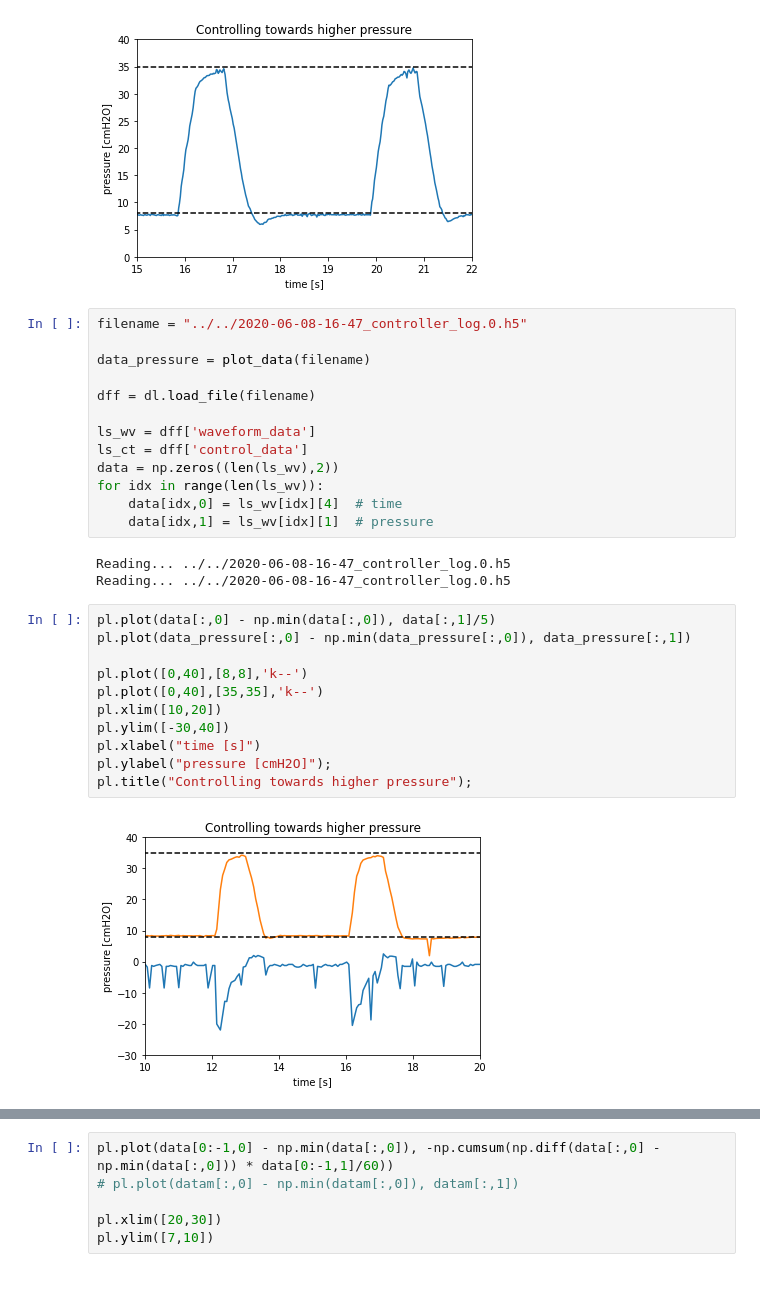
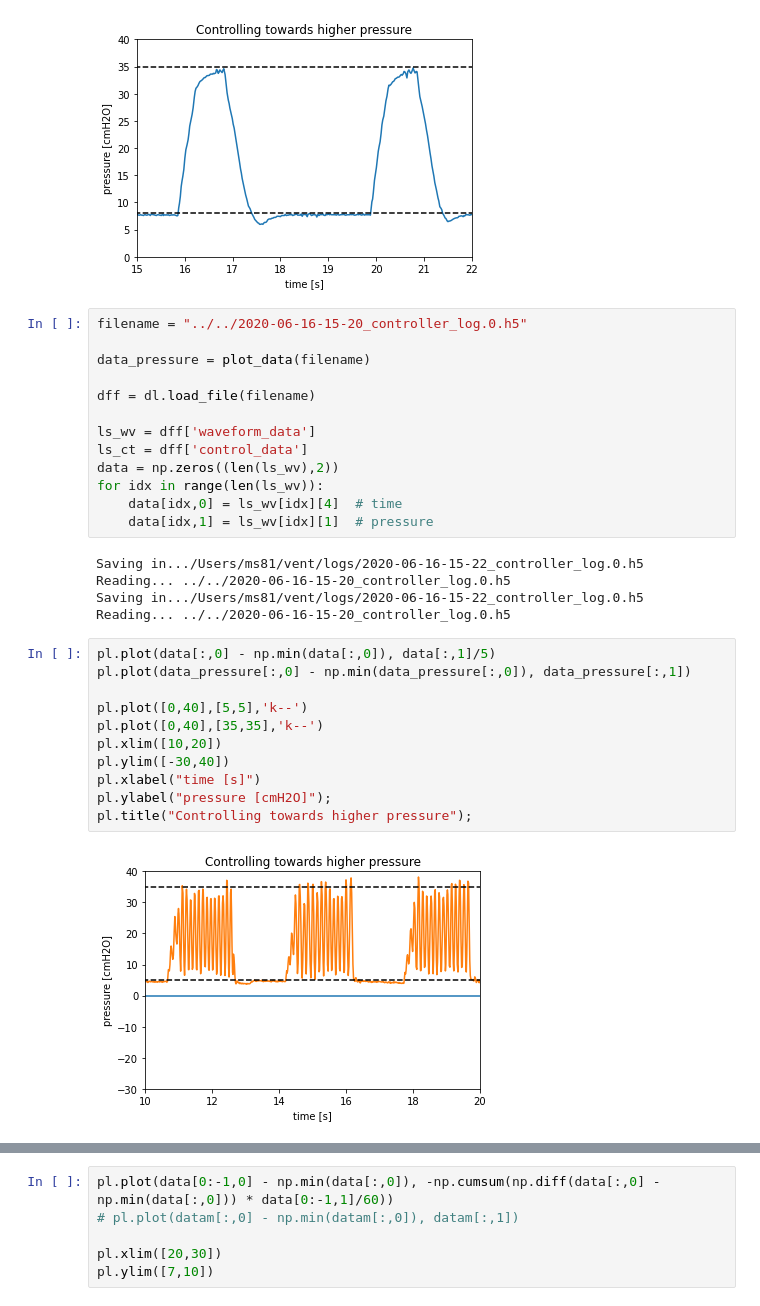
Before and after one commit to CohenLabPrinceton/pvp, a Jupyter notebook: sandbox/HOWTO_PlotData.ipynb, the cells around one changed output, grey strips where cells are left out. Drawn from its saved outputs; the diff is of its cells as text.

```diff
--- a/sandbox/HOWTO_PlotData.ipynb
+++ b/sandbox/HOWTO_PlotData.ipynb
@@ -62,7 +62,7 @@ pl.title("Controlling towards higher pressure");
 # %% [output]
 [figure]
 # %%
-filename = "../../2020-06-08-16-47_controller_log.0.h5"
+filename = "../../2020-06-16-15-20_controller_log.0.h5"
 
 data_pressure = plot_data(filename)
 
@@ -75,18 +75,20 @@ for idx in range(len(ls_wv)):
     data[idx,0] = ls_wv[idx][4]  # time
     data[idx,1] = ls_wv[idx][1]  # pressure
 # %% [output]
-Reading... ../../2020-06-08-16-47_controller_log.0.h5
-Reading... ../../2020-06-08-16-47_controller_log.0.h5
+Saving in.../Users/ms81/vent/logs/2020-06-16-15-22_controller_log.0.h5
+Reading... ../../2020-06-16-15-20_controller_log.0.h5
+Saving in.../Users/ms81/vent/logs/2020-06-16-15-22_controller_log.0.h5
+Reading... ../../2020-06-16-15-20_controller_log.0.h5
 # %%
 pl.plot(data[:,0] - np.min(data[:,0]), data[:,1]/5)
 pl.plot(data_pressure[:,0] - np.min(data_pressure[:,0]), data_pressure[:,1])
 
-pl.plot([0,40],[8,8],'k--')
+pl.plot([0,40],[5,5],'k--')
 pl.plot([0,40],[35,35],'k--')
 pl.xlim([10,20])
 pl.ylim([-30,40])
 pl.xlabel("time [s]")
 pl.ylabel("pressure [cmH2O]");
 pl.title("Controlling towards higher pressure");
 # %% [output]
-[figure, old version]
+[figure, new version]
```
Also changed, not shown: parts of 3 cells of this notebook, 1 other file.
